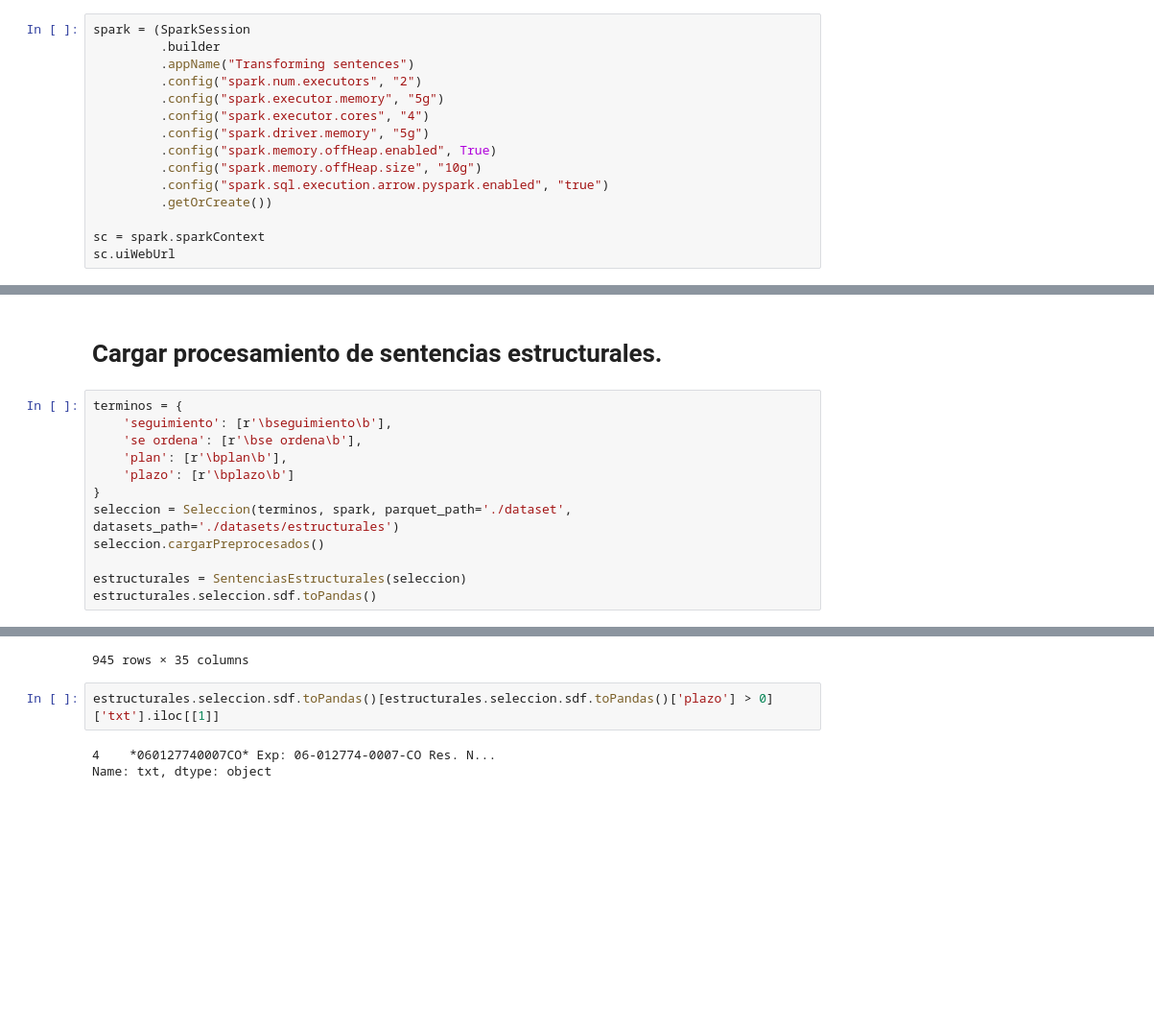
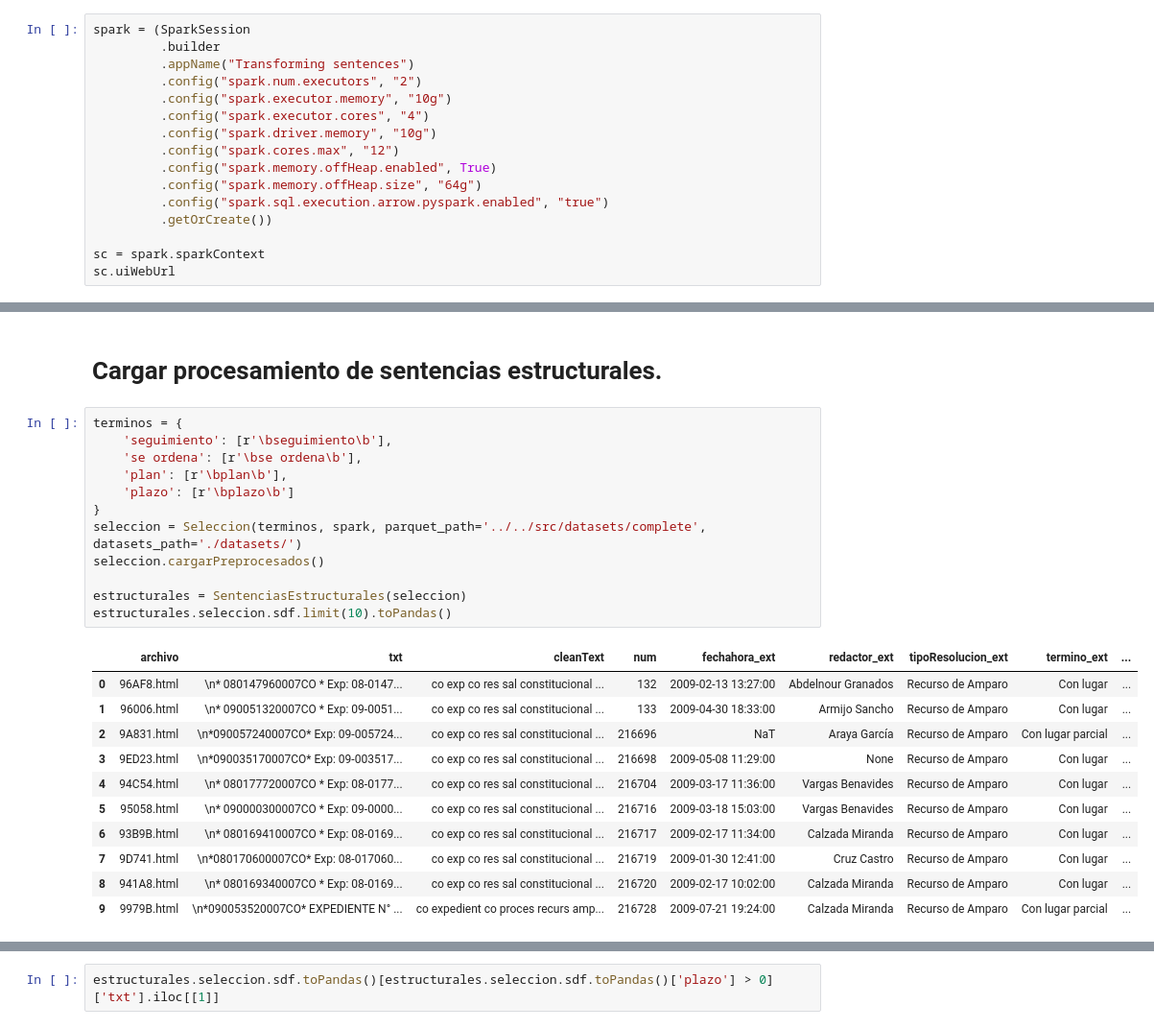
Before and after one commit to kennorsdb/nlppen, a Jupyter notebook: Notebook.ipynb, the cells around one changed output, grey strips where cells are left out. Shown at 96% size. Saved outputs shown, nothing was run; the diff lists cells and outputs as text; blank space fills up the shorter version.

```diff
--- a/Notebook.ipynb
+++ b/Notebook.ipynb
@@ -18,11 +21,12 @@ spark = (SparkSession
          .builder
          .appName("Transforming sentences")
          .config("spark.num.executors", "2")
-         .config("spark.executor.memory", "5g")
+         .config("spark.executor.memory", "10g")
          .config("spark.executor.cores", "4")
-         .config("spark.driver.memory", "5g")
+         .config("spark.driver.memory", "10g")
+         .config("spark.cores.max", "12")
          .config("spark.memory.offHeap.enabled", True)
-         .config("spark.memory.offHeap.size", "10g")
+         .config("spark.memory.offHeap.size", "64g")
          .config("spark.sql.execution.arrow.pyspark.enabled", "true")
          .getOrCreate())
 
@@ -74,13 +96,24 @@ estructurales.seleccion.guardarDatos()
 # %%
 terminos = {
     'seguimiento': [r'\bseguimiento\b'],
     'se ordena': [r'\bse ordena\b'],
     'plan': [r'\bplan\b'],
     'plazo': [r'\bplazo\b']
 }
-seleccion = Seleccion(terminos, spark, parquet_path='./dataset', datasets_path='./datasets/estructurales')
+seleccion = Seleccion(terminos, spark, parquet_path='../../src/datasets/complete', datasets_path='./datasets/')
 seleccion.cargarPreprocesados()
 
 estructurales = SentenciasEstructurales(seleccion)
-estructurales.seleccion.sdf.toPandas()
+estructurales.seleccion.sdf.limit(10).toPandas()
 # %% [output]
+|  | archivo | txt | cleanText | num | fechahora_ext | redactor_ext | tipoResolucion_ext | termino_ext | ... |
+| 0 | 96AF8.html | \n* 080147960007CO * Exp: 08-0147... | co exp co res sal constitucional ... | 132 | 2009-02-13 13:27:00 | Abdelnour Granados | Recurso de Amparo | Con lugar | ... |
+| 1 | 96006.html | \n* 090051320007CO * Exp: 09-0051... | co exp co res sal constitucional ... | 133 | 2009-04-30 18:33:00 | Armijo Sancho | Recurso de Amparo | Con lugar | ... |
+| 2 | 9A831.html | \n*090057240007CO* Exp: 09-005724... | co exp co res sal constitucional ... | 216696 | NaT | Araya García | Recurso de Amparo | Con lugar parcial | ... |
+| 3 | 9ED23.html | \n*090035170007CO* Exp: 09-003517... | co exp co res sal constitucional ... | 216698 | 2009-05-08 11:29:00 | None | Recurso de Amparo | Con lugar | ... |
+| 4 | 94C54.html | \n* 080177720007CO * Exp: 08-0177... | co exp co res sal constitucional ... | 216704 | 2009-03-17 11:36:00 | Vargas Benavides | Recurso de Amparo | Con lugar | ... |
+| 5 | 95058.html | \n* 090000300007CO * Exp: 09-0000... | co exp co res sal constitucional ... | 216716 | 2009-03-18 15:03:00 | Vargas Benavides | Recurso de Amparo | Con lugar | ... |
+| 6 | 93B9B.html | \n* 080169410007CO * Exp: 08-0169... | co exp co res sal constitucional ... | 216717 | 2009-02-17 11:34:00 | Calzada Miranda | Recurso de Amparo | Con lugar | ... |
+| 7 | 9D741.html | \n*080170600007CO* Exp: 08-017060... | co exp co res sal constitucional ... | 216719 | 2009-01-30 12:41:00 | Cruz Castro | Recurso de Amparo | Con lugar | ... |
+| 8 | 941A8.html | \n* 080169340007CO * Exp: 08-0169... | co exp co res sal constitucional ... | 216720 | 2009-02-17 10:02:00 | Calzada Miranda | Recurso de Amparo | Con lugar | ... |
+| 9 | 9979B.html | \n*090053520007CO* EXPEDIENTE N° ... | co expedient co proces recurs amp... | 216728 | 2009-07-21 19:24:00 | Calzada Miranda | Recurso de Amparo | Con lugar parcial | ... |
@@ -100,8 +121,4 @@ estructurales.seleccion.sdf.toPandas()
-945 rows × 35 columns
 # %%
 estructurales.seleccion.sdf.toPandas()[estructurales.seleccion.sdf.toPandas()['plazo'] > 0]['txt'].iloc[[1]]
-# %% [output]
-4    *060127740007CO* Exp: 06-012774-0007-CO Res. N...
-Name: txt, dtype: object
 # %%
 print(estructurales.seleccion.sdf.filter("expediente == '170020150007CO'").select("txt").toPandas().loc[0,'txt'])
```
Also changed, not shown: parts of 13 cells of this notebook, 1 other file.
